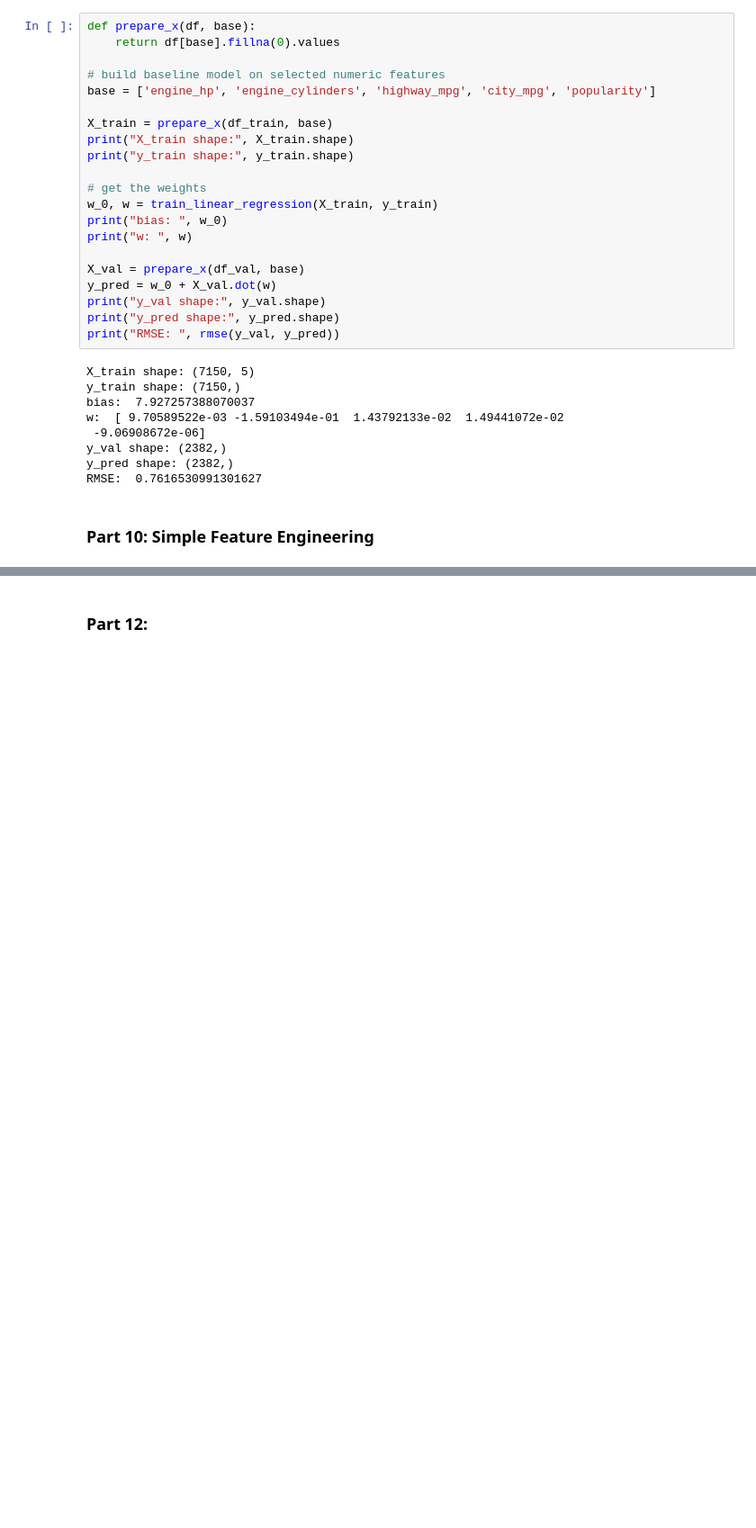
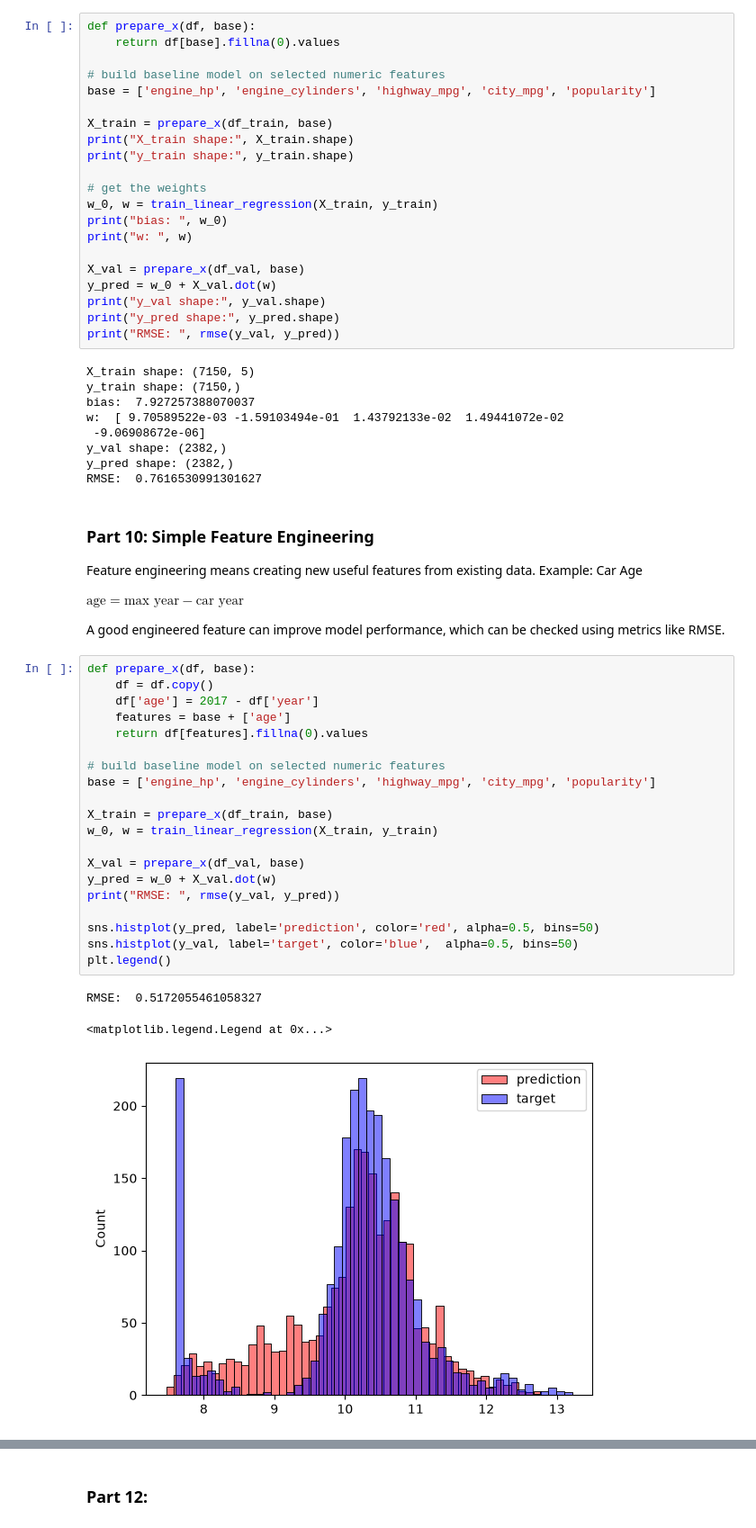
Before and after one commit to besteekmen/ML-ZoomCamp-Outputs, a Jupyter notebook: module2_regression/module2.ipynb, the cells around one changed output, grey strips where cells are left out. Shown at 90% size. Cells and saved outputs as stored; diff of their text form; blank space fills up the shorter version.

```diff
--- a/module2_regression/module2.ipynb
+++ b/module2_regression/module2.ipynb
@@ -655,4 +655,35 @@ y_pred shape: (2382,)
 RMSE:  0.7616530991301627
 # %% [markdown]
 ### Part 10: Simple Feature Engineering
+
+Feature engineering means creating new useful features from existing data.
+Example: Car Age
+
+$\text{age} = \text{max year} - \text{car year}$
+
+A good engineered feature can improve model performance, which can be checked using metrics like RMSE.
+# %%
+def prepare_x(df, base):
+    df = df.copy()
+    df['age'] = 2017 - df['year']
+    features = base + ['age']
+    return df[features].fillna(0).values
+
+# build baseline model on selected numeric features
+base = ['engine_hp', 'engine_cylinders', 'highway_mpg', 'city_mpg', 'popularity']
+
+X_train = prepare_x(df_train, base)
+w_0, w = train_linear_regression(X_train, y_train)
+
+X_val = prepare_x(df_val, base)
+y_pred = w_0 + X_val.dot(w)
+print("RMSE: ", rmse(y_val, y_pred))
+
+sns.histplot(y_pred, label='prediction', color='red', alpha=0.5, bins=50)
+sns.histplot(y_val, label='target', color='blue',  alpha=0.5, bins=50)
+plt.legend()
+# %% [output]
+RMSE:  0.5172055461058327
+<matplotlib.legend.Legend at 0x...>
+[figure, added]
 # %% [markdown]
```
Also changed, not shown: parts of 4 cells of this notebook.
